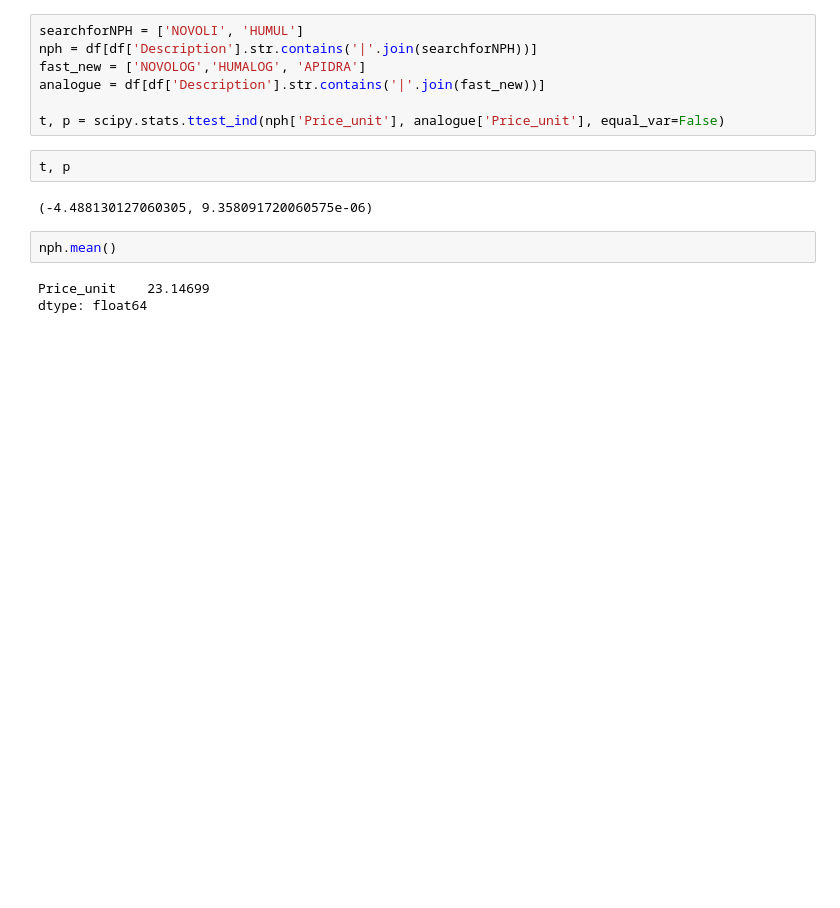
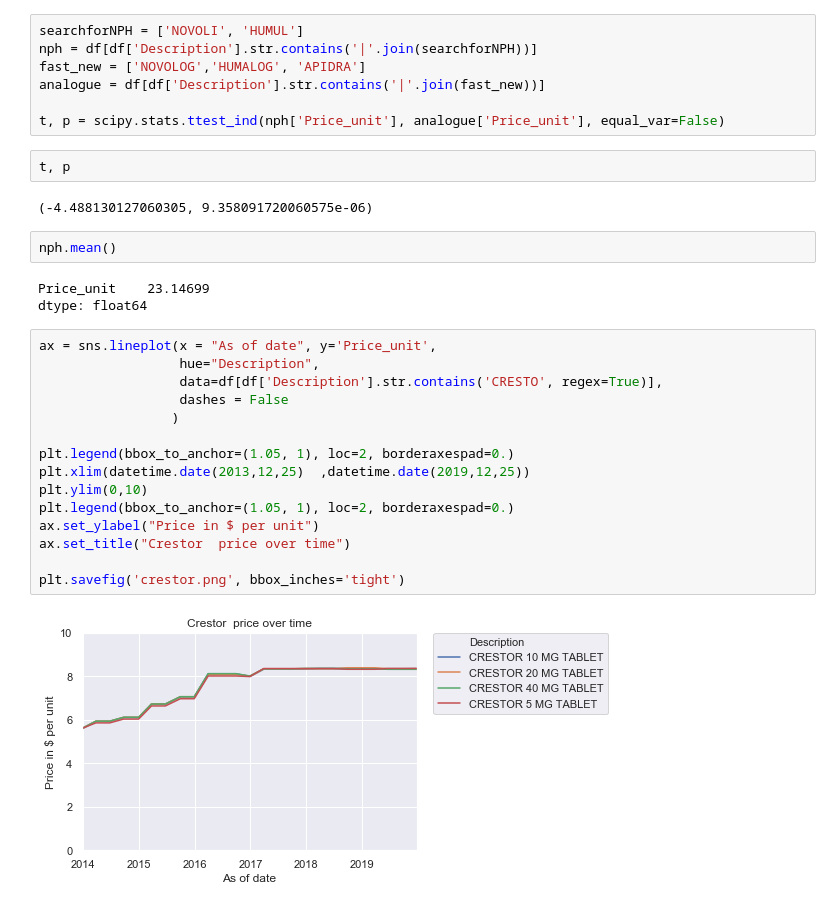
Before and after one commit to clayton-summitt/Insulin_pricing_trends, a Jupyter notebook: psql_NADAC.ipynb, the cells around one changed output. Cells and saved outputs as stored; diff of their text form; blank space fills up the shorter version.

```diff
--- a/psql_NADAC.ipynb
+++ b/psql_NADAC.ipynb
@@ -294,3 +309,20 @@ nph.mean()
 # %% [output]
 Price_unit    23.14699
 dtype: float64
+# %%
+ax = sns.lineplot(x = "As of date", y='Price_unit',
+                  hue="Description",
+                  data=df[df['Description'].str.contains('CRESTO', regex=True)],
+                  dashes = False
+                 )
+
+plt.legend(bbox_to_anchor=(1.05, 1), loc=2, borderaxespad=0.)
+plt.xlim(datetime.date(2013,12,25)	,datetime.date(2019,12,25))
+plt.ylim(0,10)
+plt.legend(bbox_to_anchor=(1.05, 1), loc=2, borderaxespad=0.)
+ax.set_ylabel("Price in $ per unit")
+ax.set_title("Crestor  price over time")
+
+plt.savefig('crestor.png', bbox_inches='tight')
+# %% [output]
+[figure, added]
```
Also changed, not shown: parts of 6 cells of this notebook, 8 other files.
